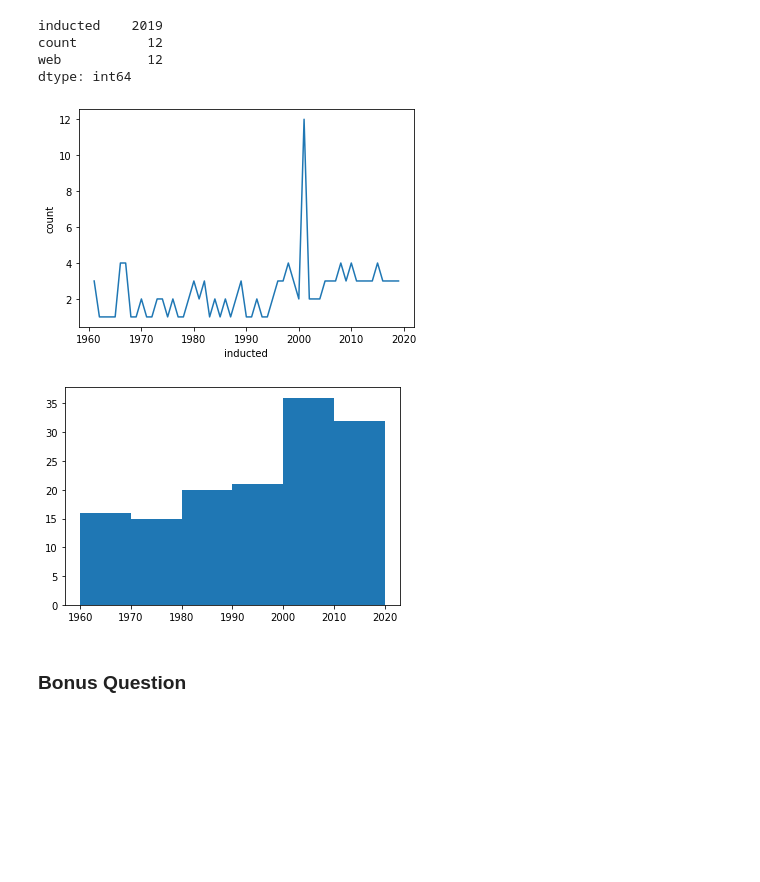
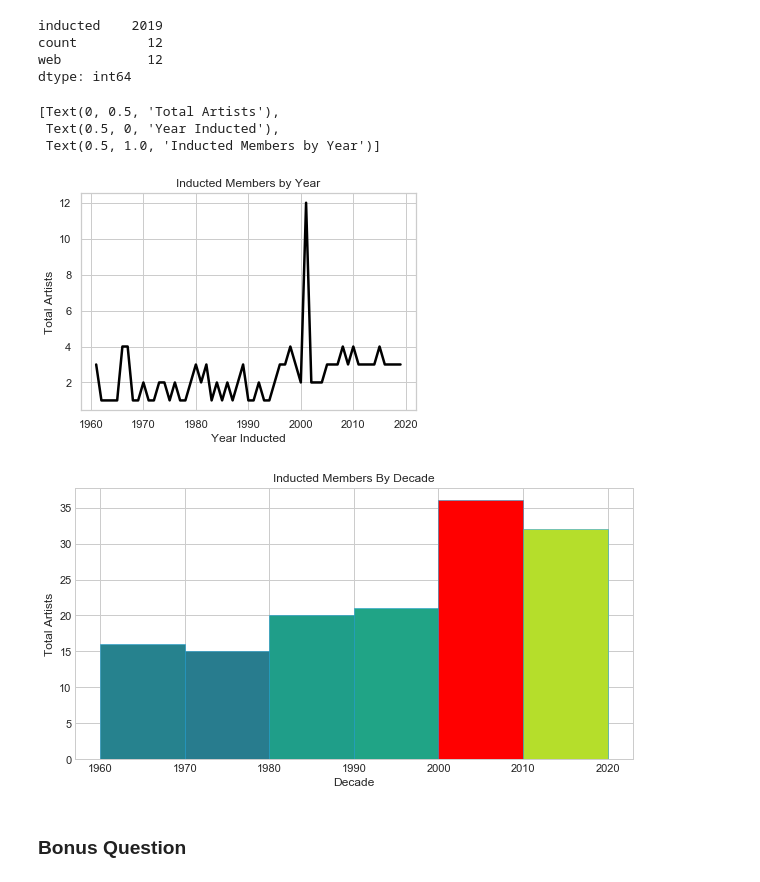
Before and after one commit to richietownsend/web-scraping-country-music-hof-richietownsend, a Jupyter notebook: Country Music Webscraping - Use This.ipynb, the cells around one changed output. Cells and saved outputs as stored; diff of their text form; code cells hidden in the pictures; blank space fills up the shorter version.

```diff
--- a/Country Music Webscraping - Use This.ipynb
+++ b/Country Music Webscraping - Use This.ipynb
@@ -205,15 +207,37 @@ inducted    2019
 count         12
 web           12
 dtype: int64
-# %%
-figsize=(20,15)
-line = sns.lineplot(x='inducted', y='count', data=ind_by_year)
-# %% [output]
-[figure, removed]
-# %%
-hist=plt.hist(hof_full.inducted, bins = [1960, 1970, 1980, 1990, 2000, 2010, 2020])
-# %% [output]
-[figure, removed]
+# %%
+sns.set(style="whitegrid")
+
+figsize=(20,15)
+fig = sns.lineplot(x='inducted', y='count', data=ind_by_year, color='black', linewidth=2.5)
+fig.set(xlabel='Year Inducted', ylabel='Total Artists', title='Inducted Members by Year')
+# %% [output]
+[Text(0, 0.5, 'Total Artists'),
+ Text(0.5, 0, 'Year Inducted'),
+ Text(0.5, 1.0, 'Inducted Members by Year')]
+[figure, added]
+# %%
+plt.figure(figsize=(10,5)) # Figure size
+plt.style.use('seaborn-whitegrid') # Selecting whitegrid style
+
+n, bins, patches = plt.hist(hof_full.inducted, bins = [1960, 1970, 1980, 1990, 2000, 2010, 2020], facecolor = '#2ab0ff', edgecolor='#169acf', linewidth=0.5 )
+
+
+for i in range(len(patches)):
+    patches[i].set_facecolor(plt.cm.viridis(n[i]/max(n)))
+
+patches[4].set_fc('red') # Color
+patches[4].set_alpha(1) # Opacity
+
+# Adding title and labels
+plt.title('Inducted Members By Decade')
+plt.xlabel('Decade')
+plt.ylabel('Total Artists')
+plt.show()
+# %% [output]
+[figure, added]
 # %% [markdown]
 ### Bonus Question
 # %% [markdown]
```
Also changed, not shown: parts of 8 cells of this notebook.
